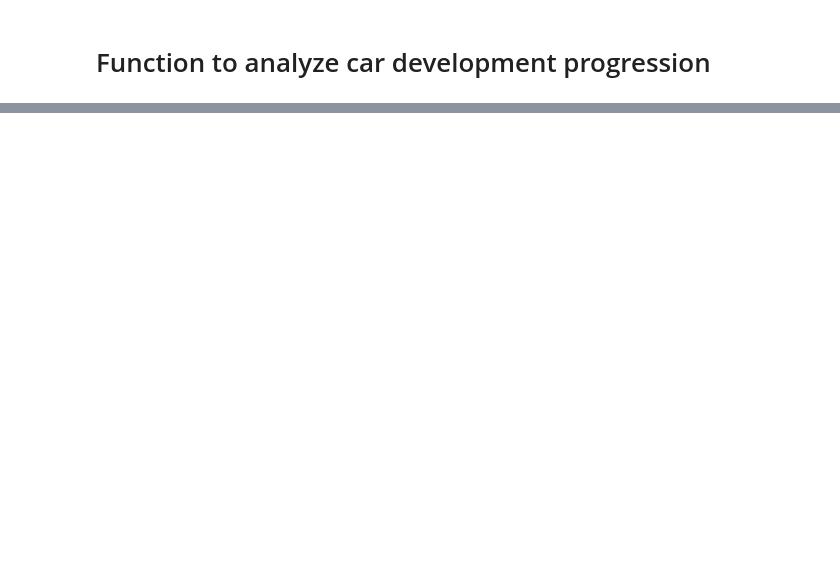
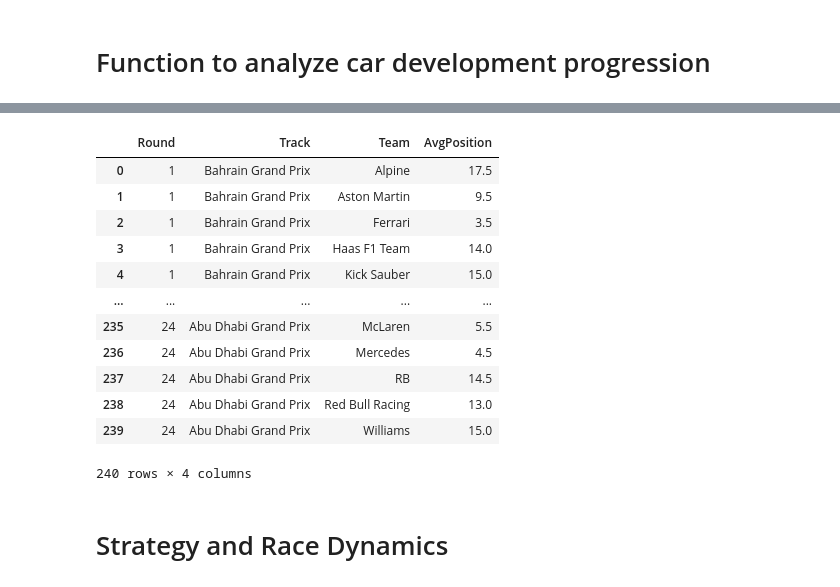
Before and after one commit to khanmustaaq/Formula-1-2024-Season-Analysis, a Jupyter notebook: notebook.ipynb, the cells around one changed output, grey strips where cells are left out. Cells and saved outputs as stored; diff of their text form; code cells hidden in the pictures; blank space fills up the shorter version.

```diff
--- a/notebook.ipynb
+++ b/notebook.ipynb
@@ -529,17 +897,7 @@ KeyError: 'Team'
 # %% [markdown]
 # Function to analyze car development progression
 # %%
-# def get_car_progression():
-#     progression = []
-#     for round_number in range(1, len(schedule)):
-#         session = fastf1.get_session(2024, round_number, 'R')
-#         session.load()
-#         results = session.results
-#         team_avg_positions = results.groupby('Team')['Position'].mean().reset_index()
-#         team_avg_positions['Round'] = round_number
-#         progression.append(team_avg_positions)
-#     return pd.concat(progression, ignore_index=True)   teammate_battles = get_teammate_battles()
-# car_progression = get_car_progression()
+
 
 
 def get_car_progression():
@@ -549,17 +907,16 @@ def get_car_progression():
         session.load()
         results = session.results
 
-        # Calculate the average position for each team in the current round
-        team_avg_position = results.groupby('Team')['Position'].mean().reset_index()
+
+        team_avg_position = results.groupby('TeamName')['Position'].mean().reset_index()
         team_avg_position['Round'] = round_number
         team_avg_position['Track'] = round_to_track[round_number]
 
-        # Append the results to the progression list
         for _, row in team_avg_position.iterrows():
             progression.append({
                 'Round': row['Round'],
                 'Track': row['Track'],
-                'Team': row['Team'],
+                'Team': row['TeamName'],
                 'AvgPosition': row['Position']
             })
 
@@ -587,0 +944,18 @@ ValueError: Invalid round: 1
+# %%
+car_progression
+# %% [output]
+|  | Round | Track | Team | AvgPosition |
+| 0 | 1 | Bahrain Grand Prix | Alpine | 17.5 |
+| 1 | 1 | Bahrain Grand Prix | Aston Martin | 9.5 |
+| 2 | 1 | Bahrain Grand Prix | Ferrari | 3.5 |
+| 3 | 1 | Bahrain Grand Prix | Haas F1 Team | 14.0 |
+| 4 | 1 | Bahrain Grand Prix | Kick Sauber | 15.0 |
+| ... | ... | ... | ... | ... |
+| 235 | 24 | Abu Dhabi Grand Prix | McLaren | 5.5 |
+| 236 | 24 | Abu Dhabi Grand Prix | Mercedes | 4.5 |
+| 237 | 24 | Abu Dhabi Grand Prix | RB | 14.5 |
+| 238 | 24 | Abu Dhabi Grand Prix | Red Bull Racing | 13.0 |
+| 239 | 24 | Abu Dhabi Grand Prix | Williams | 15.0 |
+240 rows × 4 columns
+# %% [markdown]
+# Strategy and Race Dynamics
```
Also changed, not shown: parts of 22 cells of this notebook.
